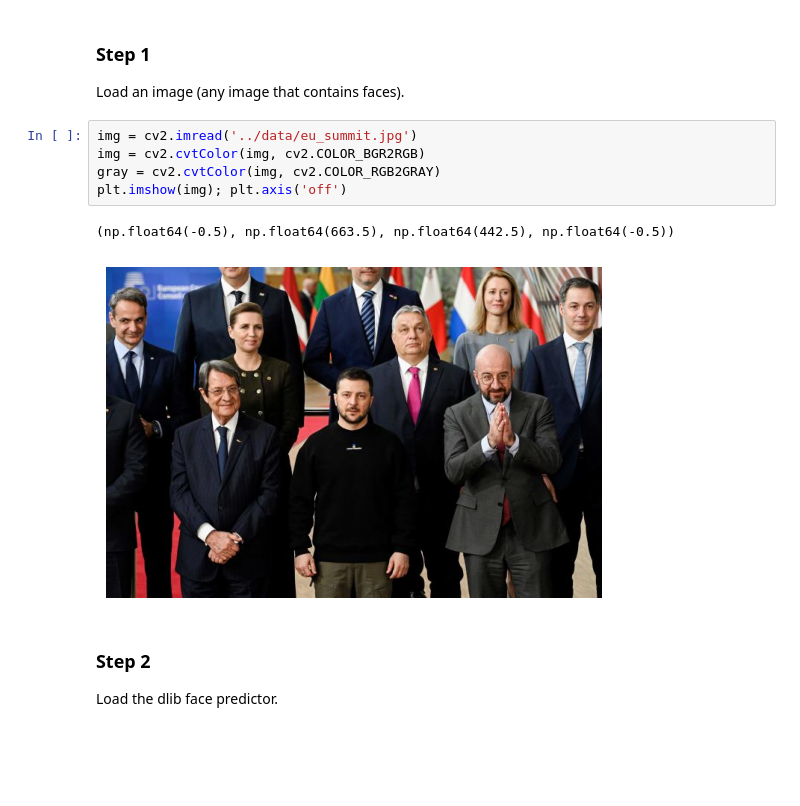
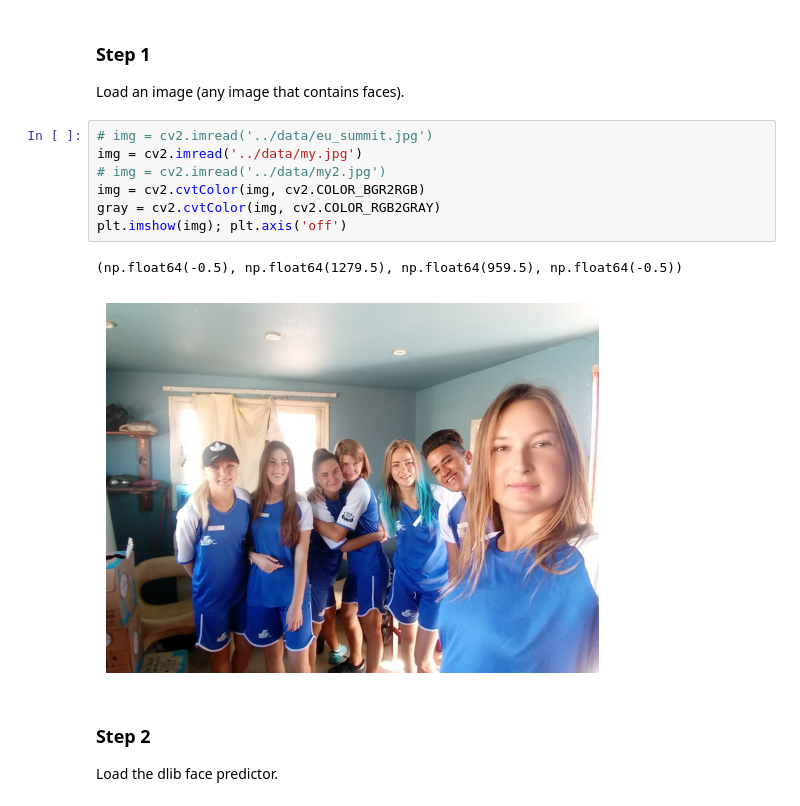
Before and after one commit to Turkevich91/robot_dreams, a Jupyter notebook: lesson_9/homework/Homework.ipynb, the cells around one changed output. Drawn from its saved outputs; the diff is of its cells as text; blank space fills up the shorter version.

```diff
--- a/lesson_9/homework/Homework.ipynb
+++ b/lesson_9/homework/Homework.ipynb
@@ -16,13 +16,15 @@ from matplotlib import pyplot as plt
 
 Load an image (any image that contains faces).
 # %%
-img = cv2.imread('../data/eu_summit.jpg')
+# img = cv2.imread('../data/eu_summit.jpg')
+img = cv2.imread('../data/my.jpg')
+# img = cv2.imread('../data/my2.jpg')
 img = cv2.cvtColor(img, cv2.COLOR_BGR2RGB)
 gray = cv2.cvtColor(img, cv2.COLOR_RGB2GRAY)
 plt.imshow(img); plt.axis('off')
 # %% [output]
-(np.float64(-0.5), np.float64(663.5), np.float64(442.5), np.float64(-0.5))
+(np.float64(-0.5), np.float64(1279.5), np.float64(959.5), np.float64(-0.5))
-[figure, old version]
+[figure, new version]
 # %% [markdown]
 ### Step 2
 
```
Also changed, not shown: parts of 2 cells of this notebook, 2 other files.
